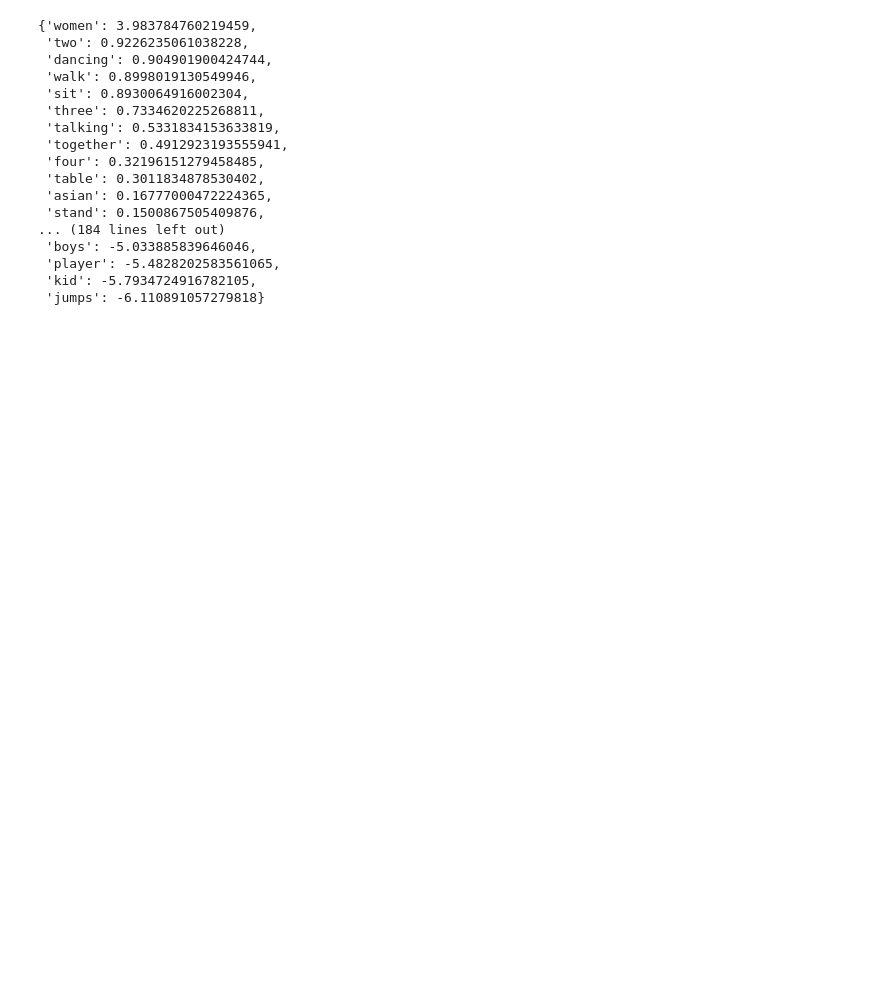
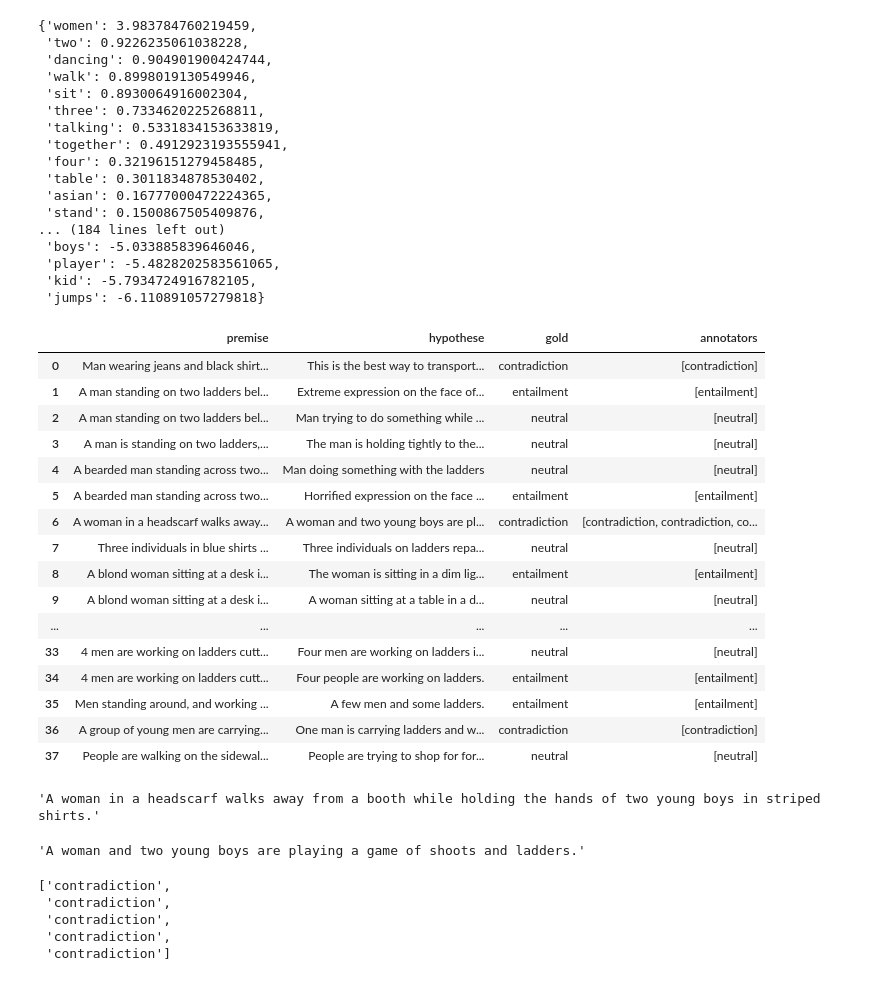
Before and after one commit to dissgod99/Word-Analysis-Association, a Jupyter notebook: pmi.ipynb, the cells around one changed output. Drawn from its saved outputs; the diff is of its cells as text; code cells hidden in the pictures; blank space fills up the shorter version.

Commit message:
Implement functions to extract specific samples from the dataframe

```diff
--- a/pmi.ipynb
+++ b/pmi.ipynb
@@ -361,0 +379,57 @@ b
+# %%
+def extract_hypotheses(df:pd.DataFrame, word:str, seed_w:str) -> pd.DataFrame:
+    hypo = []
+    prem = []
+    gold = []
+    annotator = []
+    for i in range(len(df)):
+        if word in df["sentence2_preprocessed"].values[i] and seed_w in df["sentence2_preprocessed"].values[i]:
+            hypo.append(df["sentence2"].values[i])
+            prem.append(df["sentence1"].values[i])
+            gold.append(df["gold_label"].values[i])
+            annotator.append(df["annotator_labels"].values[i])
+
+    return pd.DataFrame({
+        "premise" : prem,
+        "hypothese": hypo,
+        "gold": gold,
+        "annotators": annotator
+    })
+# %%
+ladders = extract_hypotheses(df=snli_data_pd_preprocessed, word="ladders", seed_w="men")
+# %%
+ladders
+# %% [output]
+|  | premise | hypothese | gold | annotators |
+| 0 | Man wearing jeans and black shirt... | This is the best way to transport... | contradiction | [contradiction] |
+| 1 | A man standing on two ladders bel... | Extreme expression on the face of... | entailment | [entailment] |
+| 2 | A man standing on two ladders bel... | Man trying to do something while ... | neutral | [neutral] |
+| 3 | A man is standing on two ladders,... | The man is holding tightly to the... | neutral | [neutral] |
+| 4 | A bearded man standing across two... | Man doing something with the ladders | neutral | [neutral] |
+| 5 | A bearded man standing across two... | Horrified expression on the face ... | entailment | [entailment] |
+| 6 | A woman in a headscarf walks away... | A woman and two young boys are pl... | contradiction | [contradiction, contradiction, co... |
+| 7 | Three individuals in blue shirts ... | Three individuals on ladders repa... | neutral | [neutral] |
+| 8 | A blond woman sitting at a desk i... | The woman is sitting in a dim lig... | entailment | [entailment] |
+| 9 | A blond woman sitting at a desk i... | A woman sitting at a table in a d... | neutral | [neutral] |
+| ... | ... | ... | ... | ... |
+| 33 | 4 men are working on ladders cutt... | Four men are working on ladders i... | neutral | [neutral] |
+| 34 | 4 men are working on ladders cutt... | Four people are working on ladders. | entailment | [entailment] |
+| 35 | Men standing around, and working ... | A few men and some ladders. | entailment | [entailment] |
+| 36 | A group of young men are carrying... | One man is carrying ladders and w... | contradiction | [contradiction] |
+| 37 | People are walking on the sidewal... | People are trying to shop for for... | neutral | [neutral] |
+# %%
+ladders.loc[6]["premise"]
+# %% [output]
+'A woman in a headscarf walks away from a booth while holding the hands of two young boys in striped shirts.'
+# %%
+ladders.loc[6]["hypothese"]
+# %% [output]
+'A woman and two young boys are playing a game of shoots and ladders.'
+# %%
+ladders.loc[6]["annotators"]
+# %% [output]
+['contradiction',
+ 'contradiction',
+ 'contradiction',
+ 'contradiction',
+ 'contradiction']
```
Also changed, not shown: parts of 16 cells of this notebook.
